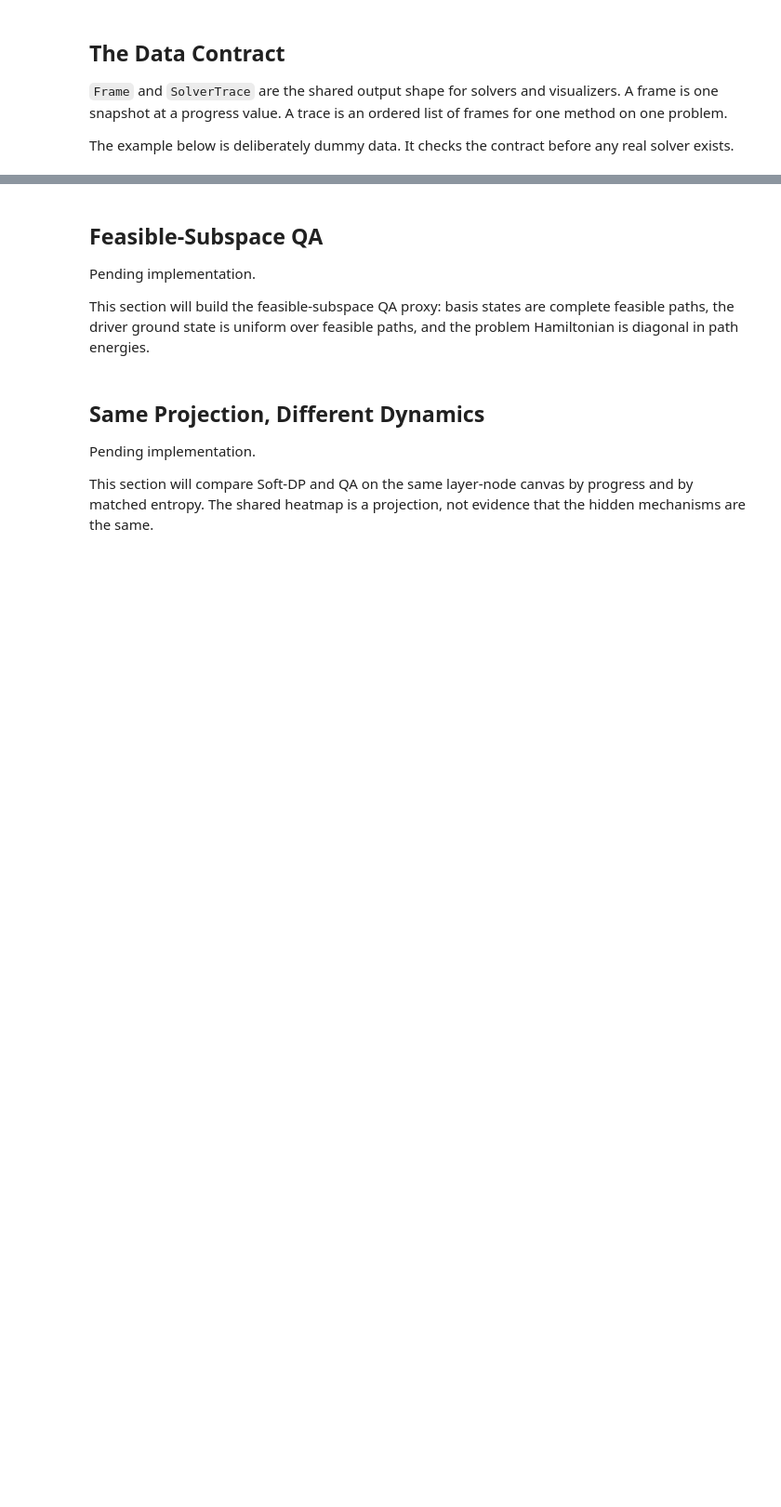
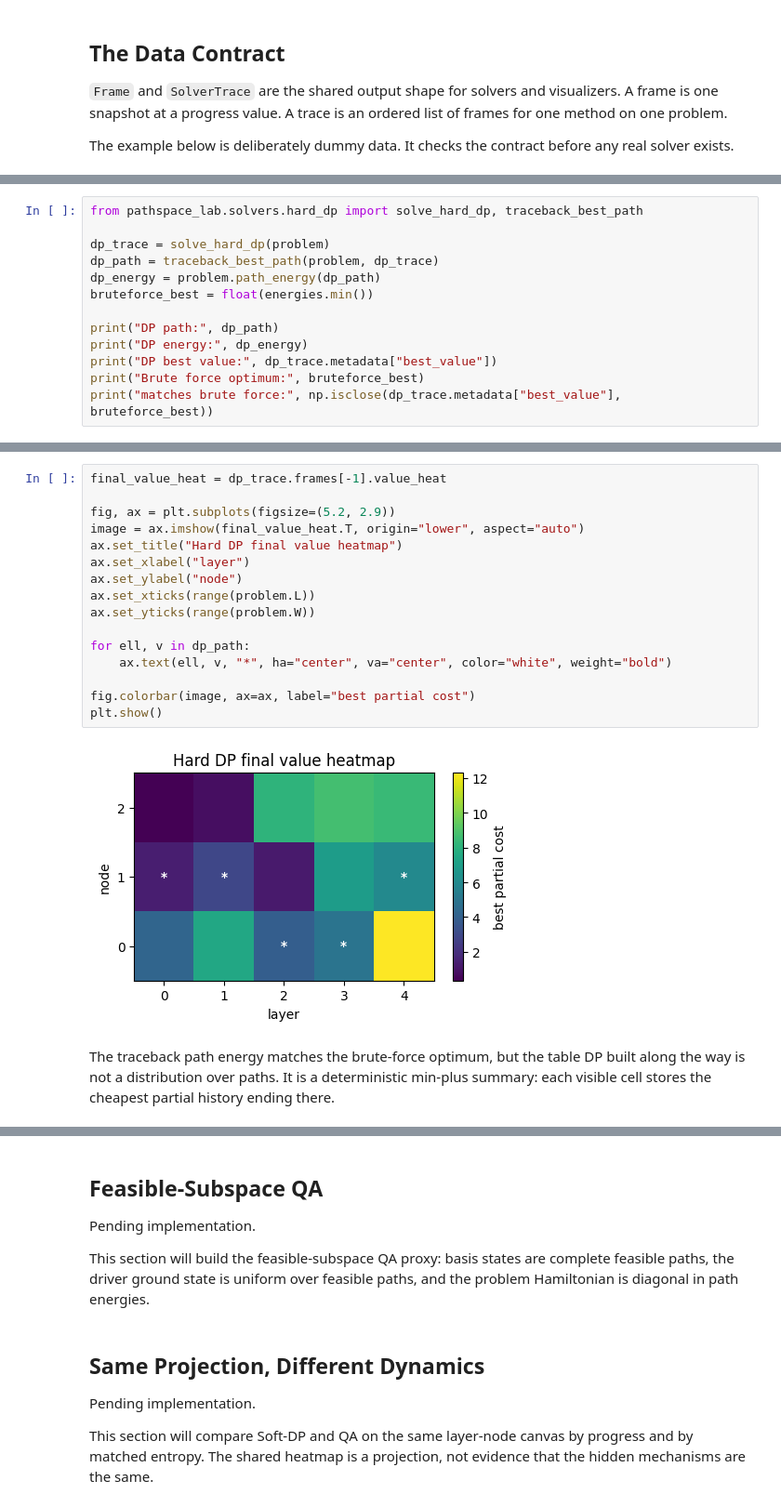
Before and after one commit to Achernar6/Classic-Algorithm-Beyond-Classic, a Jupyter notebook: notebooks/01_dp_softdp_qa_layered_path.ipynb, the cells around one changed output, grey strips where cells are left out. Shown at 93% size. Drawn from its saved outputs; the diff is of its cells as text; blank space fills up the shorter version.

```diff
--- a/notebooks/01_dp_softdp_qa_layered_path.ipynb
+++ b/notebooks/01_dp_softdp_qa_layered_path.ipynb
@@ -227,0 +327,13 @@ This section will show min-plus DP values, explain that DP compresses histories
+# %%
+from pathspace_lab.solvers.hard_dp import solve_hard_dp, traceback_best_path
+
+dp_trace = solve_hard_dp(problem)
+dp_path = traceback_best_path(problem, dp_trace)
+dp_energy = problem.path_energy(dp_path)
+bruteforce_best = float(energies.min())
+
+print("DP path:", dp_path)
+print("DP energy:", dp_energy)
+print("DP best value:", dp_trace.metadata["best_value"])
+print("Brute force optimum:", bruteforce_best)
+print("matches brute force:", np.isclose(dp_trace.metadata["best_value"], bruteforce_best))
@@ -228,3 +379,23 @@ This section will show min-plus DP values, explain that DP compresses histories
+# %%
+final_value_heat = dp_trace.frames[-1].value_heat
+
+fig, ax = plt.subplots(figsize=(5.2, 2.9))
+image = ax.imshow(final_value_heat.T, origin="lower", aspect="auto")
+ax.set_title("Hard DP final value heatmap")
+ax.set_xlabel("layer")
+ax.set_ylabel("node")
+ax.set_xticks(range(problem.L))
+ax.set_yticks(range(problem.W))
+
+for ell, v in dp_path:
+    ax.text(ell, v, "*", ha="center", va="center", color="white", weight="bold")
+
+fig.colorbar(image, ax=ax, label="best partial cost")
+plt.show()
+# %% [output]
+[figure, added]
+# %% [markdown]
+The traceback path energy matches the brute-force optimum, but the table DP built along the way is not a distribution over paths. It is a deterministic min-plus summary: each visible cell stores the cheapest partial history ending there.
 # %% [markdown]
 ## Soft-DP as Classical Thermal Condensation
 
```
Also changed, not shown: parts of 17 cells of this notebook, 11 other files.
